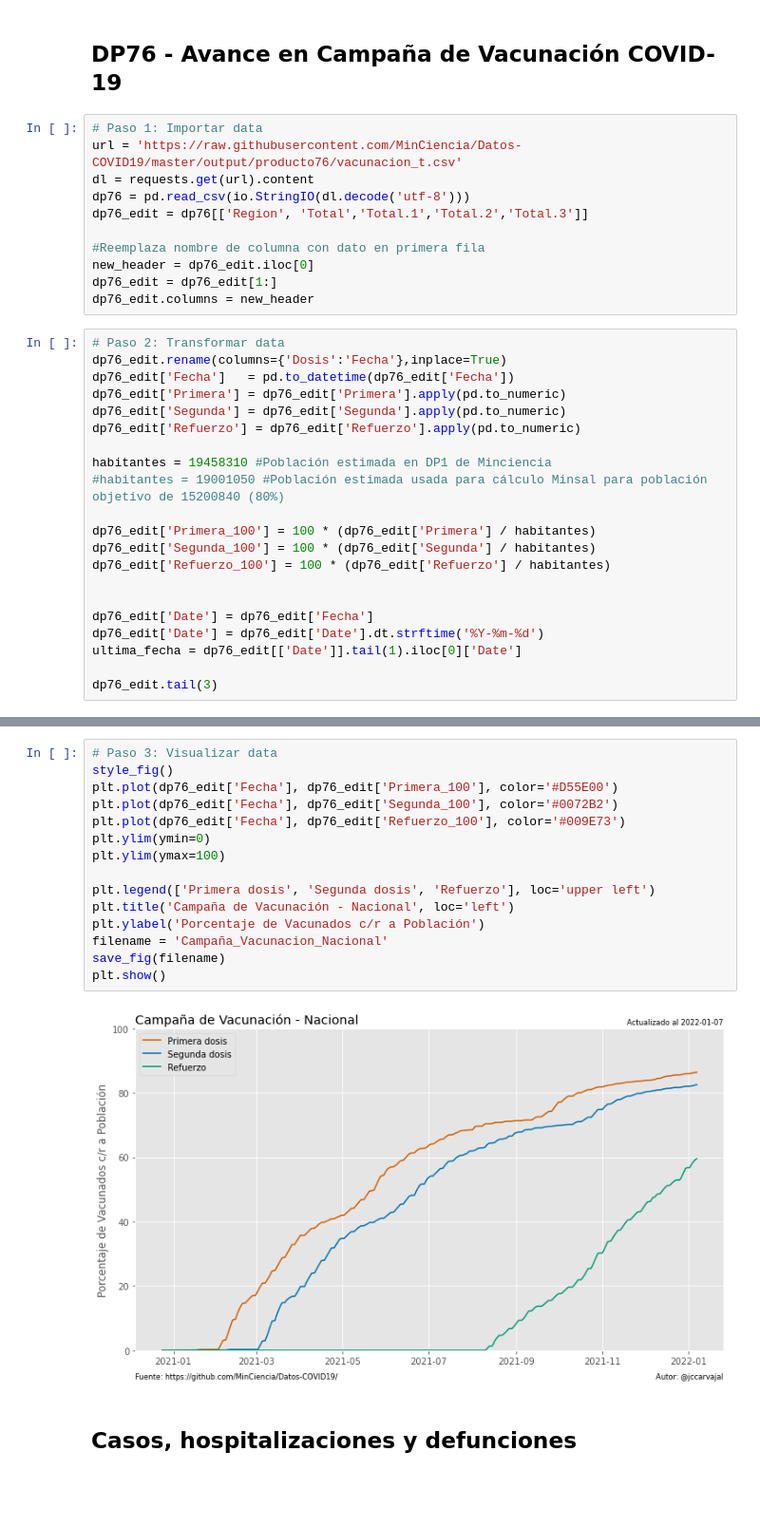
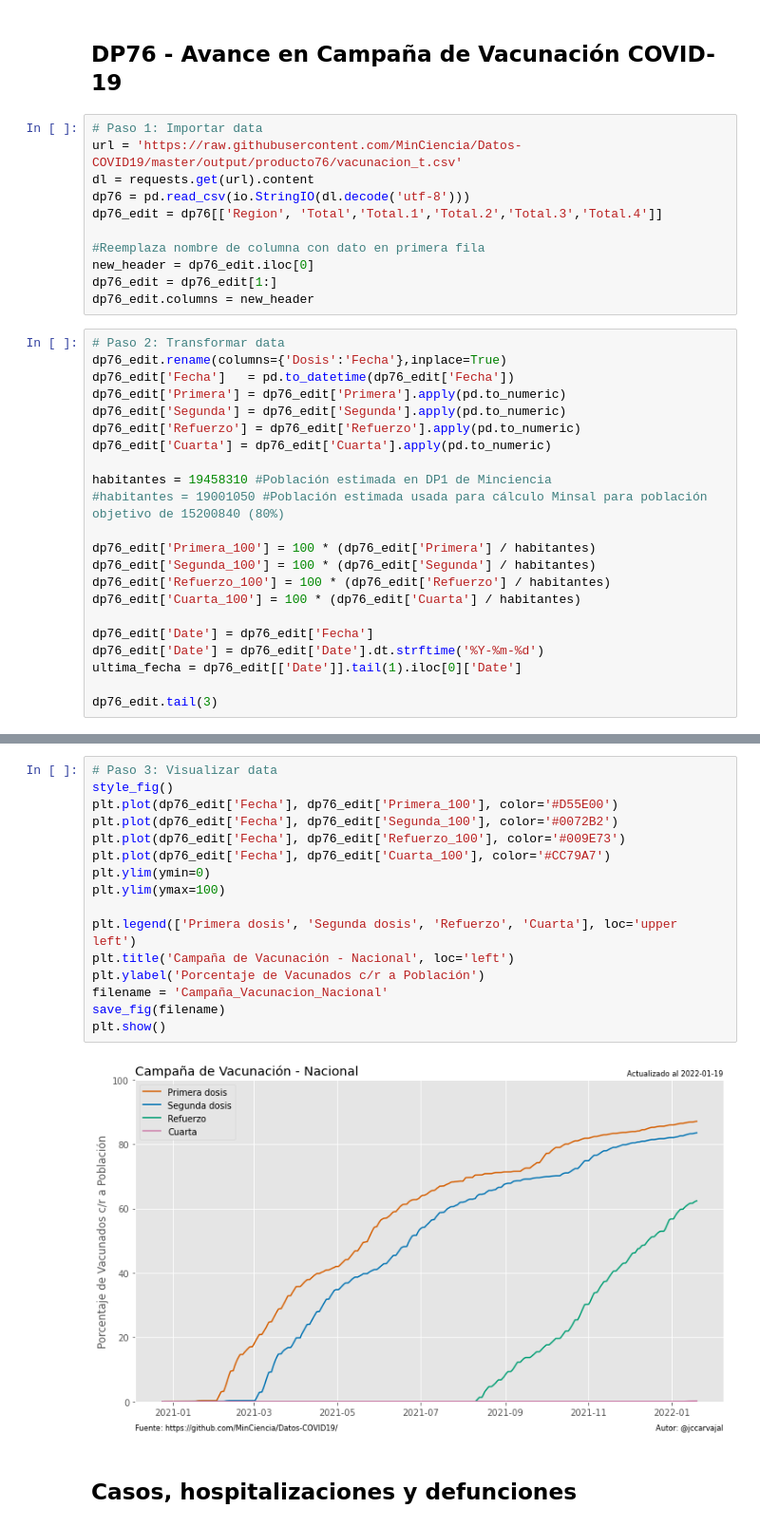
Before and after one commit to jccarvajal/covid19chile, a Jupyter notebook: Covid_19_Chile.ipynb, the cells around one changed output, grey strips where cells are left out. Shown at 95% size. Cells and saved outputs as stored; diff of their text form; blank space fills up the shorter version.

```diff
--- a/Covid_19_Chile.ipynb
+++ b/Covid_19_Chile.ipynb
@@ -744,7 +744,7 @@ plt.show()
 url = 'https://raw.githubusercontent.com/MinCiencia/Datos-COVID19/master/output/producto76/vacunacion_t.csv'
 dl = requests.get(url).content
 dp76 = pd.read_csv(io.StringIO(dl.decode('utf-8')))
-dp76_edit = dp76[['Region', 'Total','Total.1','Total.2','Total.3']]
+dp76_edit = dp76[['Region', 'Total','Total.1','Total.2','Total.3','Total.4']]
 
 #Reemplaza nombre de columna con dato en primera fila
 new_header = dp76_edit.iloc[0]
@@ -757,6 +757,7 @@ dp76_edit['Fecha']   = pd.to_datetime(dp76_edit['Fecha'])
 dp76_edit['Primera'] = dp76_edit['Primera'].apply(pd.to_numeric)
 dp76_edit['Segunda'] = dp76_edit['Segunda'].apply(pd.to_numeric)
 dp76_edit['Refuerzo'] = dp76_edit['Refuerzo'].apply(pd.to_numeric)
+dp76_edit['Cuarta'] = dp76_edit['Cuarta'].apply(pd.to_numeric)
 
 habitantes = 19458310 #Población estimada en DP1 de Minciencia
 #habitantes = 19001050 #Población estimada usada para cálculo Minsal para población objetivo de 15200840 (80%)
@@ -764,7 +765,7 @@ habitantes = 19458310 #Población estimada en DP1 de Minciencia
 dp76_edit['Primera_100'] = 100 * (dp76_edit['Primera'] / habitantes)
 dp76_edit['Segunda_100'] = 100 * (dp76_edit['Segunda'] / habitantes)
 dp76_edit['Refuerzo_100'] = 100 * (dp76_edit['Refuerzo'] / habitantes)
-
+dp76_edit['Cuarta_100'] = 100 * (dp76_edit['Cuarta'] / habitantes)
 
 dp76_edit['Date'] = dp76_edit['Fecha']
 dp76_edit['Date'] = dp76_edit['Date'].dt.strftime('%Y-%m-%d')
@@ -779,20 +780,21 @@ dp76_edit.tail(3)
 # %%
 # Paso 3: Visualizar data
 style_fig()
 plt.plot(dp76_edit['Fecha'], dp76_edit['Primera_100'], color='#D55E00')
 plt.plot(dp76_edit['Fecha'], dp76_edit['Segunda_100'], color='#0072B2')
 plt.plot(dp76_edit['Fecha'], dp76_edit['Refuerzo_100'], color='#009E73')
+plt.plot(dp76_edit['Fecha'], dp76_edit['Cuarta_100'], color='#CC79A7')
 plt.ylim(ymin=0)
 plt.ylim(ymax=100)
 
-plt.legend(['Primera dosis', 'Segunda dosis', 'Refuerzo'], loc='upper left')
+plt.legend(['Primera dosis', 'Segunda dosis', 'Refuerzo', 'Cuarta'], loc='upper left')
 plt.title('Campaña de Vacunación - Nacional', loc='left')
 plt.ylabel('Porcentaje de Vacunados c/r a Población')
 filename = 'Campaña_Vacunacion_Nacional'
 save_fig(filename)
 plt.show()
 # %% [output]
-[figure, old version]
+[figure, new version]
 # %% [markdown]
 ## Casos, hospitalizaciones y defunciones
 # %%
```
Also changed, not shown: parts of 35 cells of this notebook.
